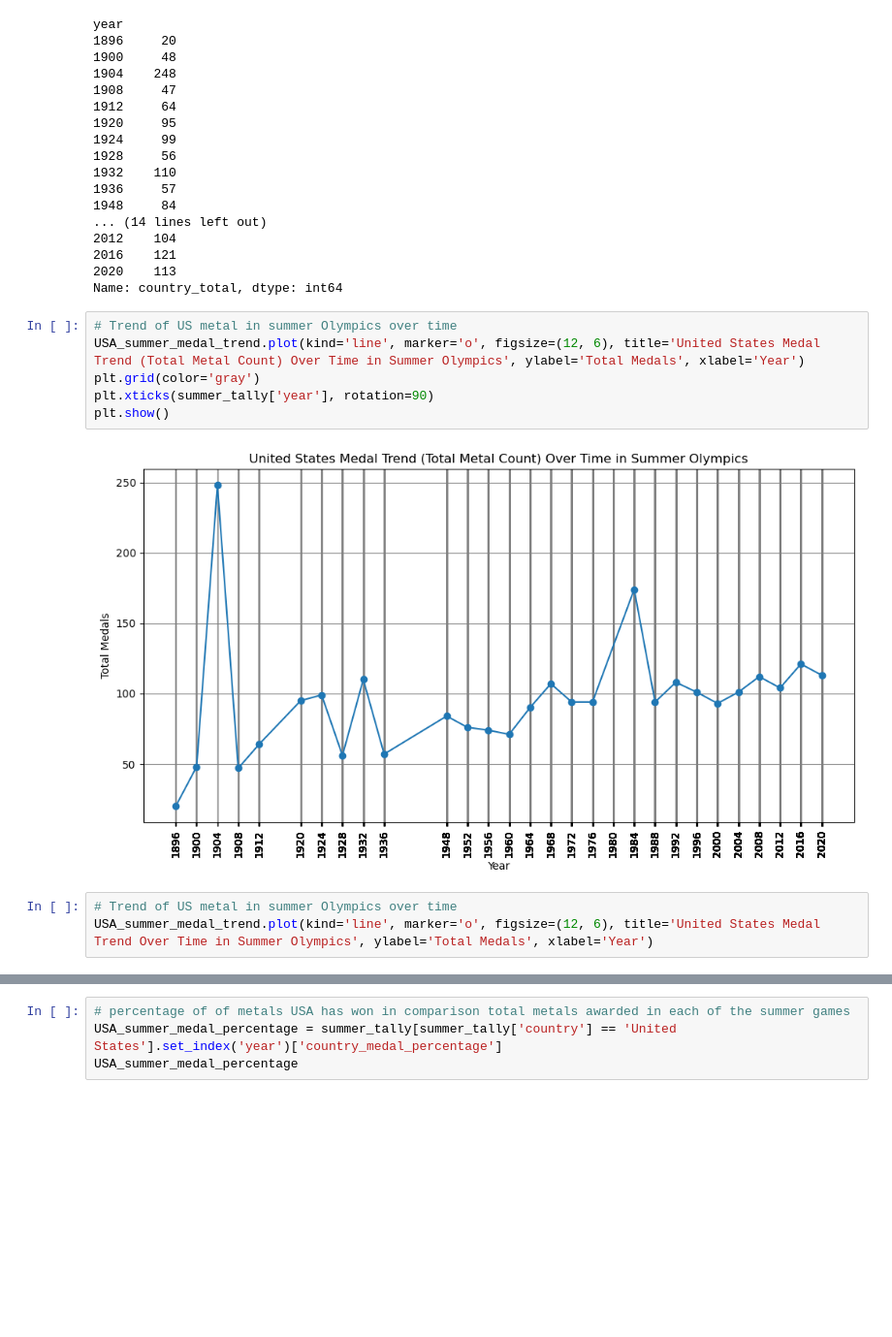
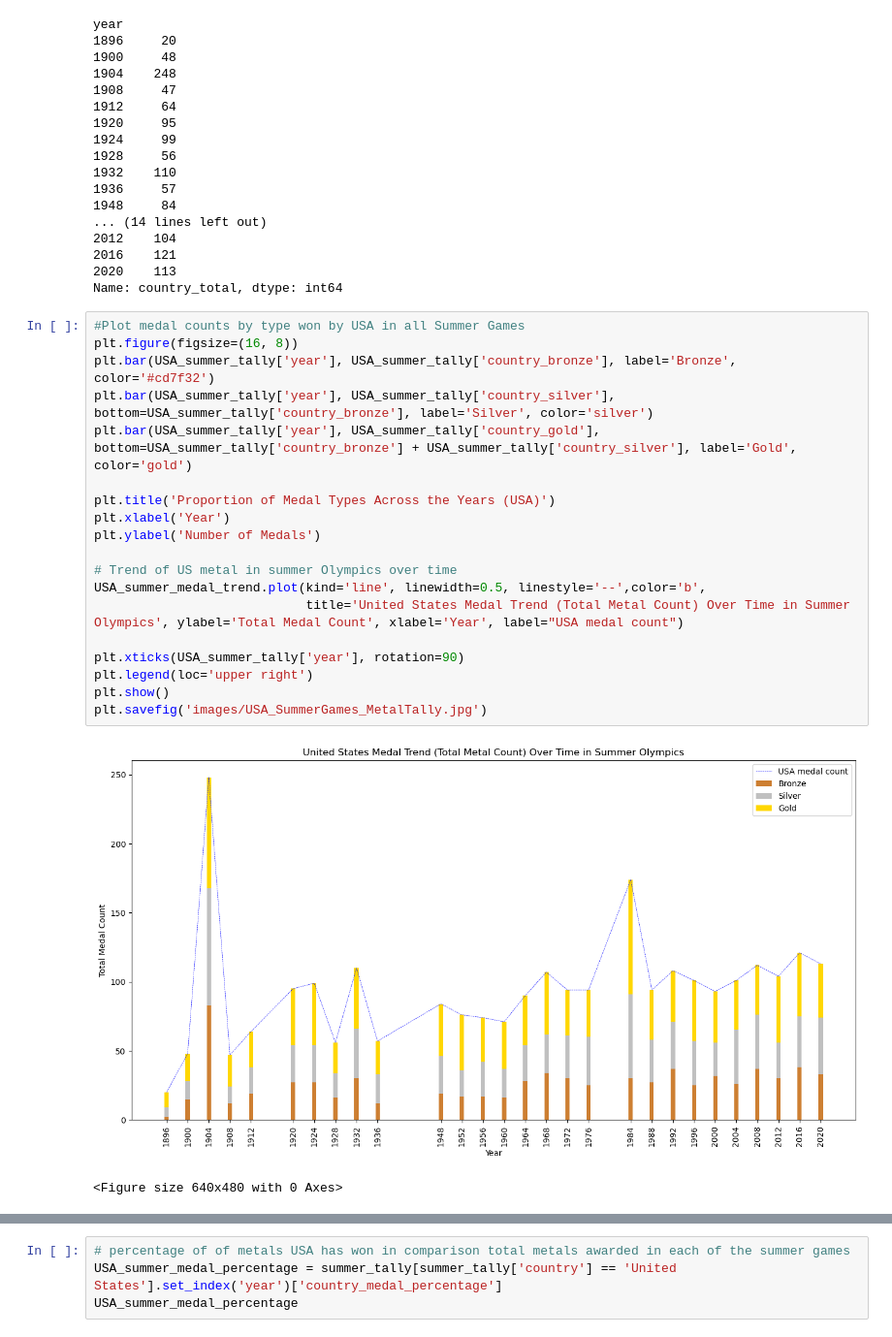
Before and after one commit to tristanpadiou/Group-Project-1, a Jupyter notebook: Olympics_Tally.ipynb, the cells around one changed output, grey strips where cells are left out. Shown at 97% size. Drawn from its saved outputs; the diff is of its cells as text; blank space fills up the shorter version.

```diff
--- a/Olympics_Tally.ipynb
+++ b/Olympics_Tally.ipynb
@@ -240,14 +218,25 @@ year
 2016    121
 2020    113
 Name: country_total, dtype: int64
-# %%
-# Trend of US metal in summer Olympics over time
-USA_summer_medal_trend.plot(kind='line', marker='o', figsize=(12, 6), title='United States Medal Trend (Total Metal Count) Over Time in Summer Olympics', ylabel='Total Medals', xlabel='Year')
-plt.grid(color='gray')
-plt.xticks(summer_tally['year'], rotation=90)
-plt.show()
-# %% [output]
-[figure, removed]
-# %%
-# Trend of US metal in summer Olympics over time
-USA_summer_medal_trend.plot(kind='line', marker='o', figsize=(12, 6), title='United States Medal Trend Over Time in Summer Olympics', ylabel='Total Medals', xlabel='Year')
+# %%
+#Plot medal counts by type won by USA in all Summer Games
+plt.figure(figsize=(16, 8))
+plt.bar(USA_summer_tally['year'], USA_summer_tally['country_bronze'], label='Bronze', color='#cd7f32')
+plt.bar(USA_summer_tally['year'], USA_summer_tally['country_silver'], bottom=USA_summer_tally['country_bronze'], label='Silver', color='silver')
+plt.bar(USA_summer_tally['year'], USA_summer_tally['country_gold'], bottom=USA_summer_tally['country_bronze'] + USA_summer_tally['country_silver'], label='Gold', color='gold')
+
+plt.title('Proportion of Medal Types Across the Years (USA)')
+plt.xlabel('Year')
+plt.ylabel('Number of Medals')
+
+# Trend of US metal in summer Olympics over time
+USA_summer_medal_trend.plot(kind='line', linewidth=0.5, linestyle='--',color='b',
+                            title='United States Medal Trend (Total Metal Count) Over Time in Summer Olympics', ylabel='Total Medal Count', xlabel='Year', label="USA medal count")
+
+plt.xticks(USA_summer_tally['year'], rotation=90)
+plt.legend(loc='upper right')
+plt.show()
+plt.savefig('images/USA_SummerGames_MetalTally.jpg')
+# %% [output]
+[figure, added]
+<Figure size 640x480 with 0 Axes>
```
Also changed, not shown: parts of 13 cells of this notebook, 6 other files.
